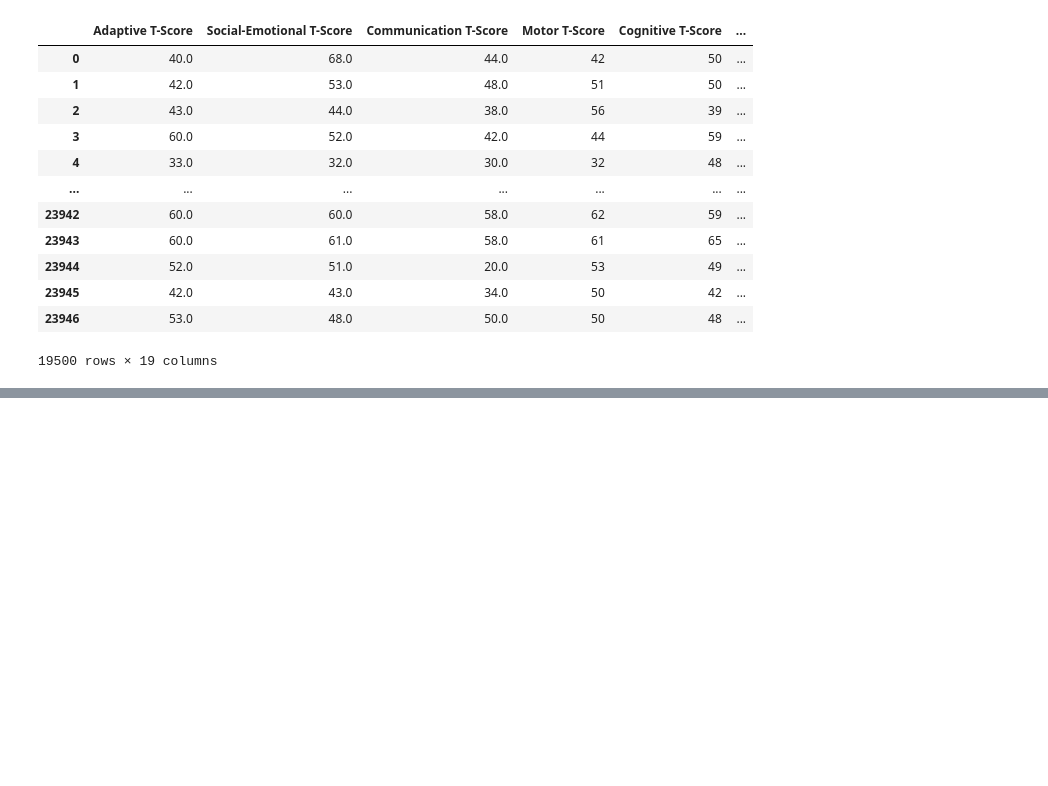
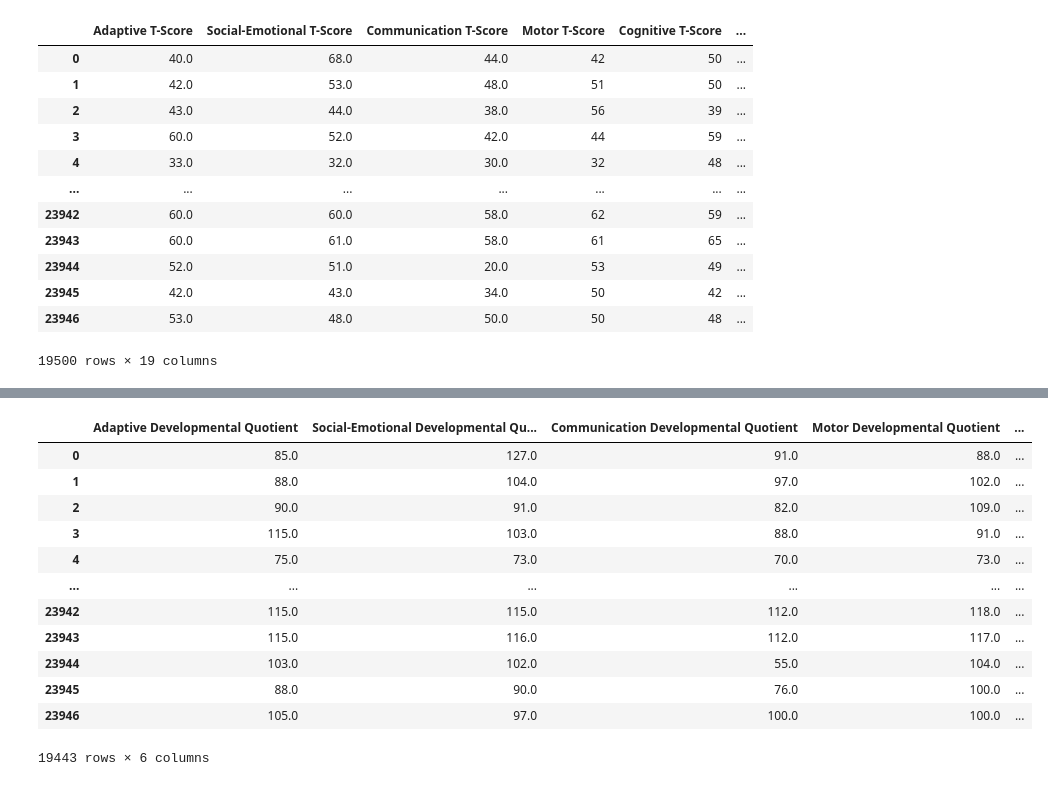
Before and after one commit to NSS-Data-Analytics-Cohort-10/teis-bullmastiff, a Jupyter notebook: notebooks/TEIS BDI.ipynb, the cells around one changed output, grey strips where cells are left out. Drawn from its saved outputs; the diff is of its cells as text; code cells hidden in the pictures; blank space fills up the shorter version.

```diff
--- a/notebooks/TEIS BDI.ipynb
+++ b/notebooks/TEIS BDI.ipynb
@@ -409,0 +482,18 @@ No significant difference detected between Cognitive-Reasoning / Academic Skills
+# %%
+Quotient_clean=Quotient.dropna()
+# %%
+Quotient_clean
+# %% [output]
+|  | Adaptive Developmental Quotient | Social-Emotional Developmental Qu... | Communication Developmental Quotient | Motor Developmental Quotient | ... |
+| 0 | 85.0 | 127.0 | 91.0 | 88.0 | ... |
+| 1 | 88.0 | 104.0 | 97.0 | 102.0 | ... |
+| 2 | 90.0 | 91.0 | 82.0 | 109.0 | ... |
+| 3 | 115.0 | 103.0 | 88.0 | 91.0 | ... |
+| 4 | 75.0 | 73.0 | 70.0 | 73.0 | ... |
+| ... | ... | ... | ... | ... | ... |
+| 23942 | 115.0 | 115.0 | 112.0 | 118.0 | ... |
+| 23943 | 115.0 | 116.0 | 112.0 | 117.0 | ... |
+| 23944 | 103.0 | 102.0 | 55.0 | 104.0 | ... |
+| 23945 | 88.0 | 90.0 | 76.0 | 100.0 | ... |
+| 23946 | 105.0 | 97.0 | 100.0 | 100.0 | ... |
+19443 rows × 6 columns
```
Also changed, not shown: parts of 26 cells of this notebook.
